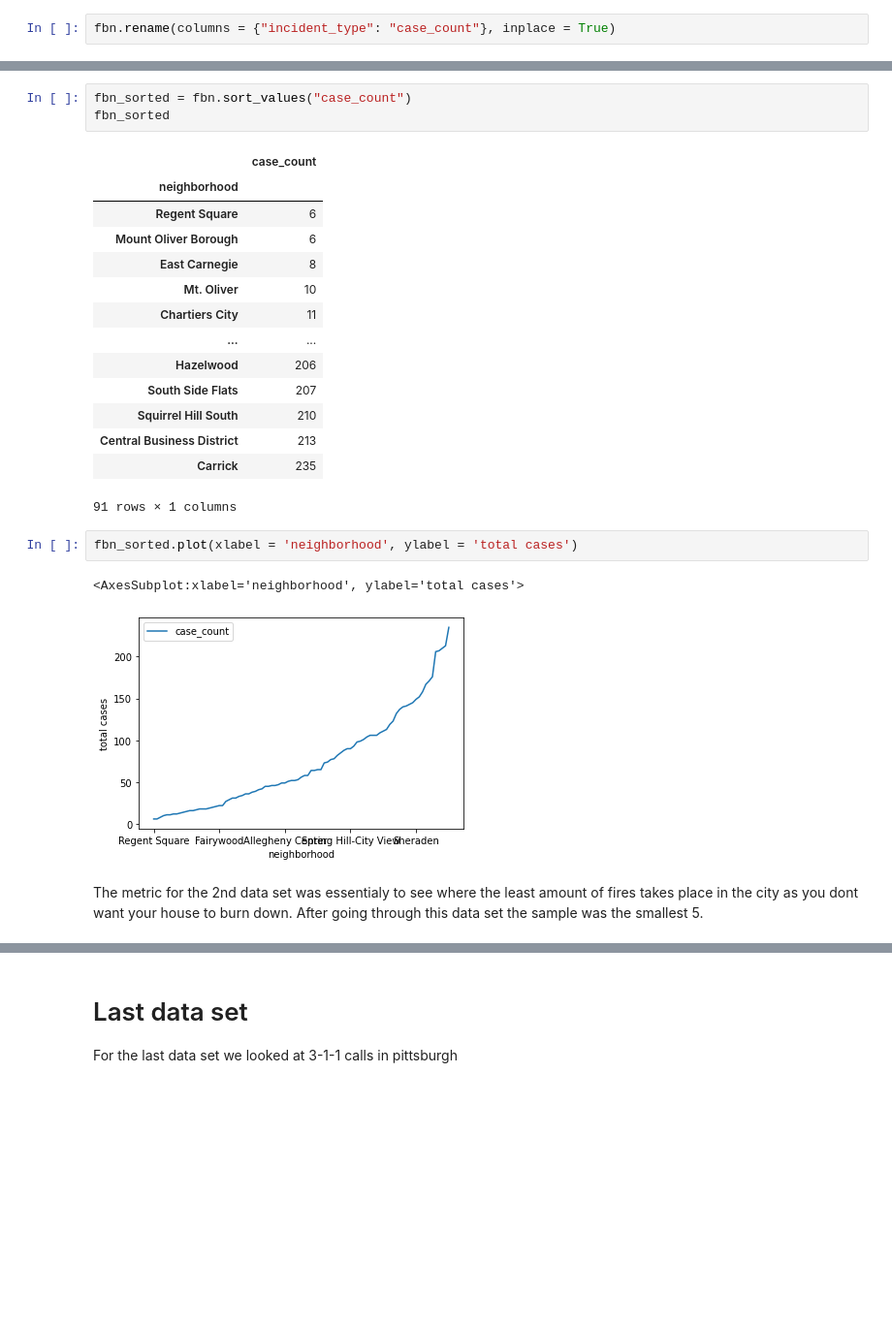
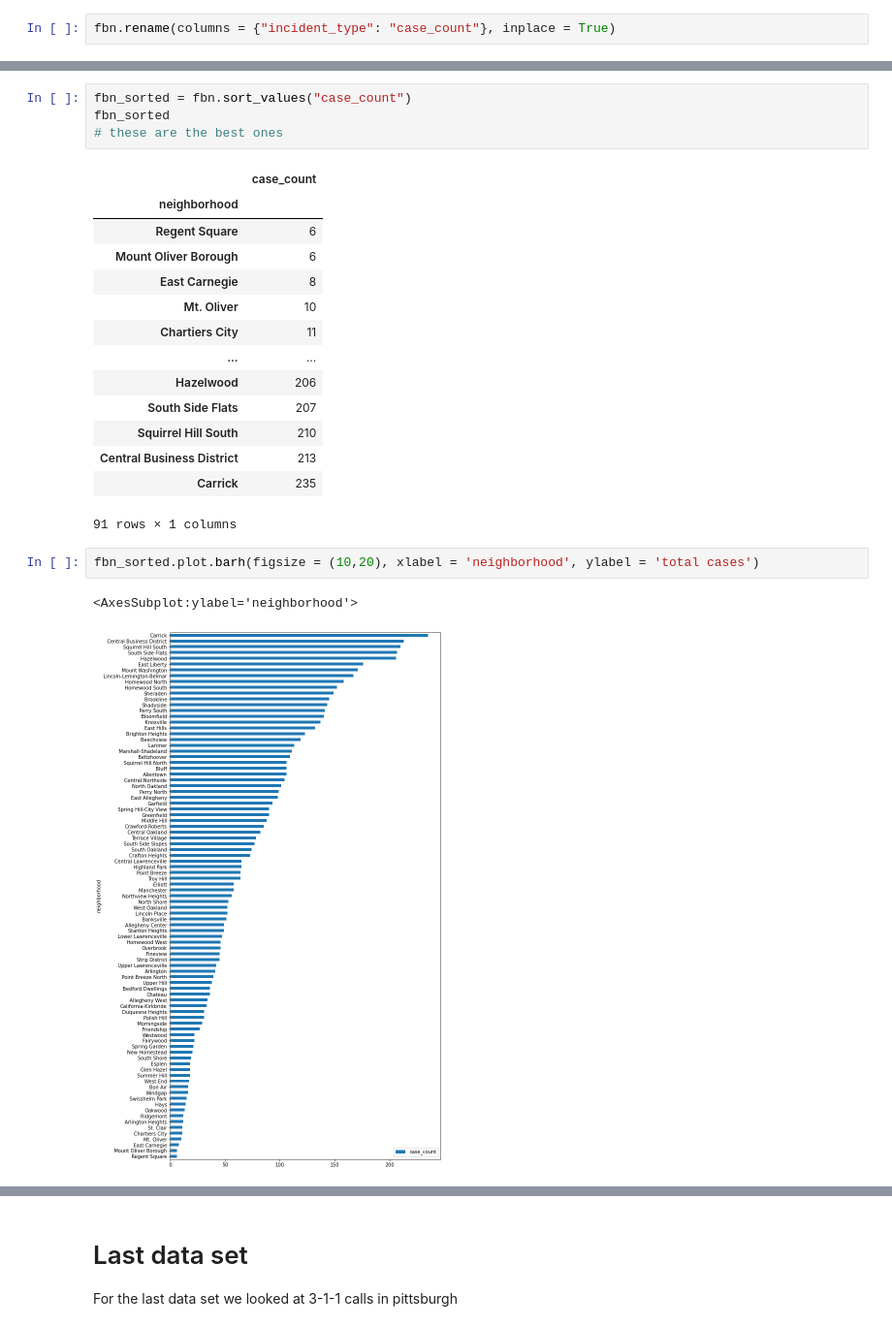
Before and after one commit to adamsheelar1/CMPINF0010_Final, a Jupyter notebook: pres.ipynb, the cells around one changed output, grey strips where cells are left out. Shown: that part at 97% size. Cells and saved outputs as stored; diff of their text form; blank space fills up the shorter version.

```diff
--- a/pres.ipynb
+++ b/pres.ipynb
@@ -143,6 +198,7 @@ fbn.rename(columns = {"incident_type": "case_count"}, inplace = True)
 # %%
 fbn_sorted = fbn.sort_values("case_count")
 fbn_sorted
+# these are the best ones
 # %% [output]
 |  | case_count |
 | neighborhood |  |
@@ -159,9 +215,7 @@ fbn_sorted
 | Carrick | 235 |
 91 rows × 1 columns
 # %%
-fbn_sorted.plot(xlabel = 'neighborhood', ylabel = 'total cases')
+fbn_sorted.plot.barh(figsize = (10,20), xlabel = 'neighborhood', ylabel = 'total cases')
 # %% [output]
-<AxesSubplot:xlabel='neighborhood', ylabel='total cases'>
+<AxesSubplot:ylabel='neighborhood'>
-[figure, old version]
+[figure, new version]
-# %% [markdown]
-The metric for the 2nd data set was essentialy to see where the least amount of fires takes place in the city as you dont want your house to burn down. After going through this data set the sample was the smallest 5.
```
Also changed, not shown: parts of 19 cells of this notebook.
